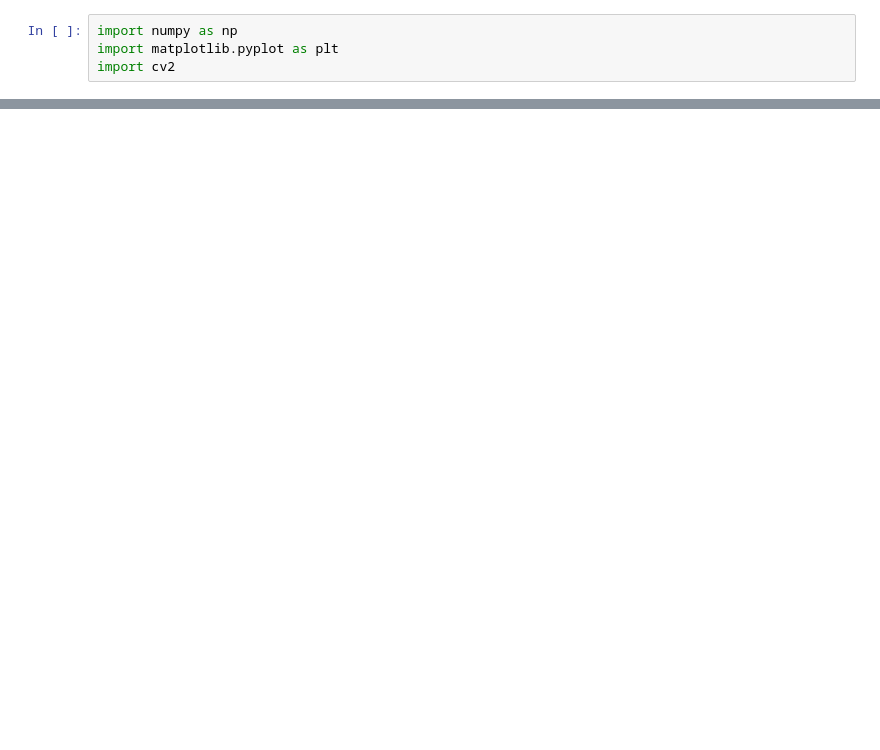
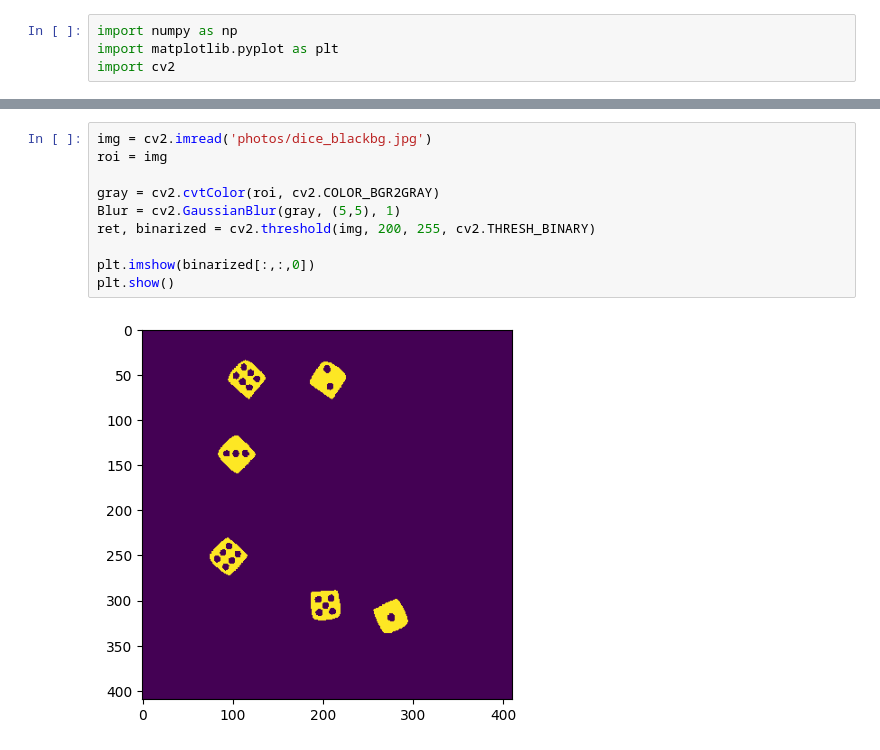
Before and after one commit to waltzen/Automated-Dice-Dot-Counter, a Jupyter notebook: project.ipynb, the cells around one changed output, grey strips where cells are left out. Drawn from its saved outputs; the diff is of its cells as text; blank space fills up the shorter version.

```diff
--- a/project.ipynb
+++ b/project.ipynb
@@ -29 +25,13 @@ plt.imshow(binarized2)
+# %%
+img = cv2.imread('photos/dice_blackbg.jpg')
+roi = img
+
+gray = cv2.cvtColor(roi, cv2.COLOR_BGR2GRAY)
+Blur = cv2.GaussianBlur(gray, (5,5), 1)
+ret, binarized = cv2.threshold(img, 200, 255, cv2.THRESH_BINARY)
+
+plt.imshow(binarized[:,:,0])
+plt.show()
+# %% [output]
+[figure, added]
 # %%
```
Also changed, not shown: parts of 8 cells of this notebook.
